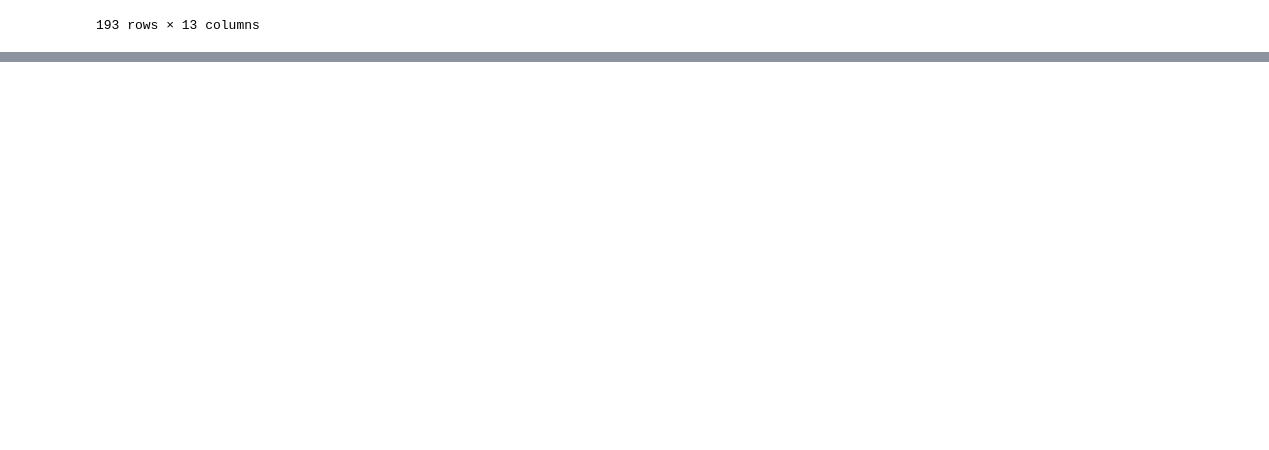
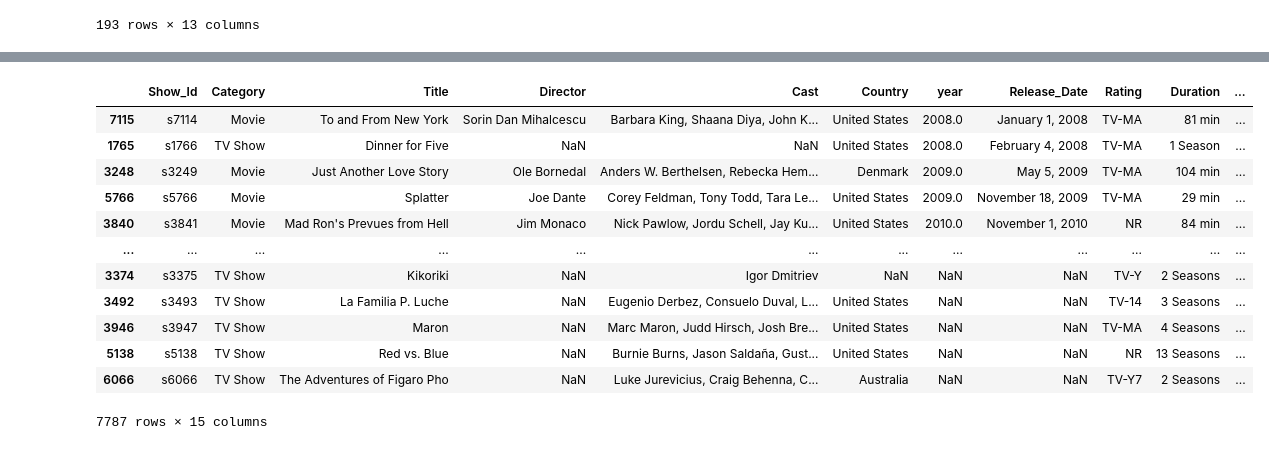
Before and after one commit to Satyam018/Dataanalysis, a Jupyter notebook: netflixdataanalysis/Netflix_datasets.ipynb, the cells around one changed output, grey strips where cells are left out. Drawn from its saved outputs; the diff is of its cells as text; code cells hidden in the pictures; blank space fills up the shorter version.

```diff
--- a/netflixdataanalysis/Netflix_datasets.ipynb
+++ b/netflixdataanalysis/Netflix_datasets.ipynb
@@ -244,0 +320,2 @@ df2[(df2['Category']=='Movie')&((df2['Type']=='Comedy')|(df2['Country']=='United
+# %%
+df2[['minute','unit']]=df2['Duration'].str.split(' ',expand=True)
@@ -244,0 +384,16 @@ df2[(df2['Category']=='Movie')&((df2['Type']=='Comedy')|(df2['Country']=='United
+# %%
+df2.sort_values(by='year',ascending=True)
+# %% [output]
+|  | Show_Id | Category | Title | Director | Cast | Country | year | Release_Date | Rating | Duration | ... |
+| 7115 | s7114 | Movie | To and From New York | Sorin Dan Mihalcescu | Barbara King, Shaana Diya, John K... | United States | 2008.0 | January 1, 2008 | TV-MA | 81 min | ... |
+| 1765 | s1766 | TV Show | Dinner for Five | NaN | NaN | United States | 2008.0 | February 4, 2008 | TV-MA | 1 Season | ... |
+| 3248 | s3249 | Movie | Just Another Love Story | Ole Bornedal | Anders W. Berthelsen, Rebecka Hem... | Denmark | 2009.0 | May 5, 2009 | TV-MA | 104 min | ... |
+| 5766 | s5766 | Movie | Splatter | Joe Dante | Corey Feldman, Tony Todd, Tara Le... | United States | 2009.0 | November 18, 2009 | TV-MA | 29 min | ... |
+| 3840 | s3841 | Movie | Mad Ron's Prevues from Hell | Jim Monaco | Nick Pawlow, Jordu Schell, Jay Ku... | United States | 2010.0 | November 1, 2010 | NR | 84 min | ... |
+| ... | ... | ... | ... | ... | ... | ... | ... | ... | ... | ... | ... |
+| 3374 | s3375 | TV Show | Kikoriki | NaN | Igor Dmitriev | NaN | NaN | NaN | TV-Y | 2 Seasons | ... |
+| 3492 | s3493 | TV Show | La Familia P. Luche | NaN | Eugenio Derbez, Consuelo Duval, L... | United States | NaN | NaN | TV-14 | 3 Seasons | ... |
+| 3946 | s3947 | TV Show | Maron | NaN | Marc Maron, Judd Hirsch, Josh Bre... | United States | NaN | NaN | TV-MA | 4 Seasons | ... |
+| 5138 | s5138 | TV Show | Red vs. Blue | NaN | Burnie Burns, Jason Saldaña, Gust... | United States | NaN | NaN | NR | 13 Seasons | ... |
+| 6066 | s6066 | TV Show | The Adventures of Figaro Pho | NaN | Luke Jurevicius, Craig Behenna, C... | Australia | NaN | NaN | TV-Y7 | 2 Seasons | ... |
+7787 rows × 15 columns
```
Also changed, not shown: parts of 18 cells of this notebook.
